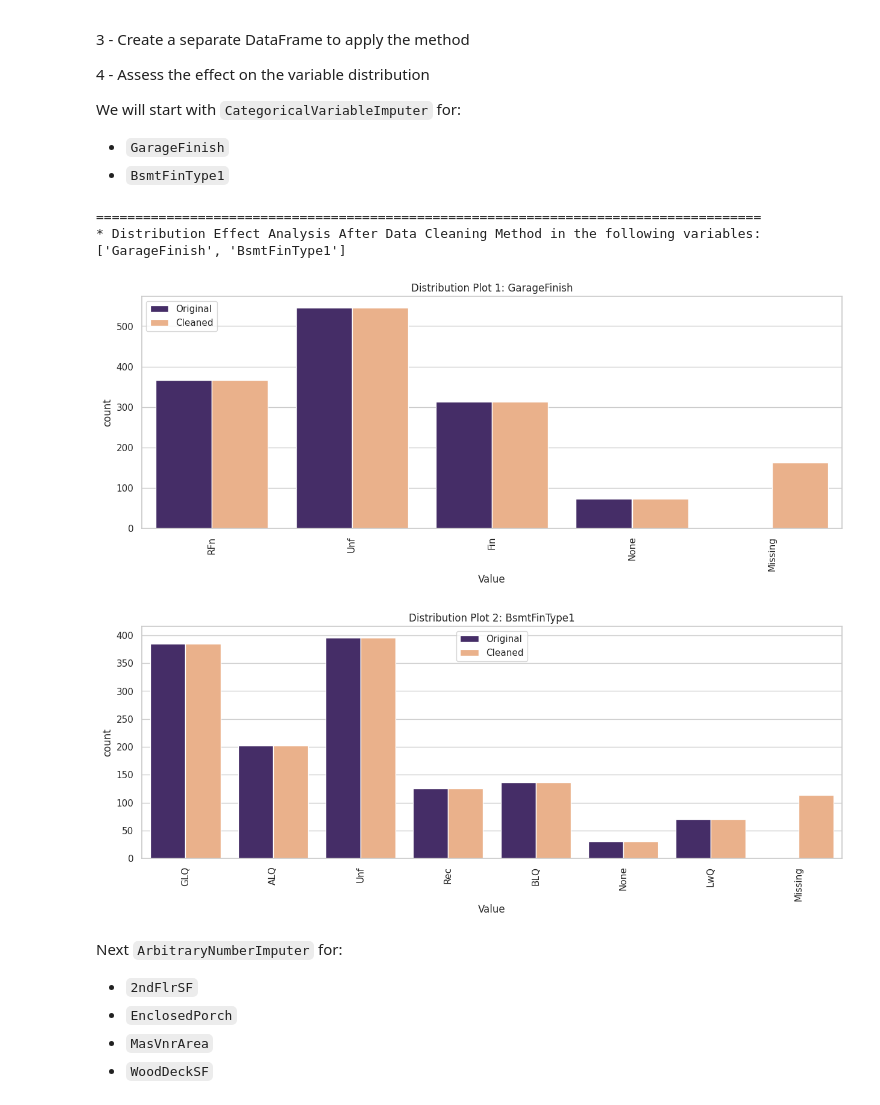
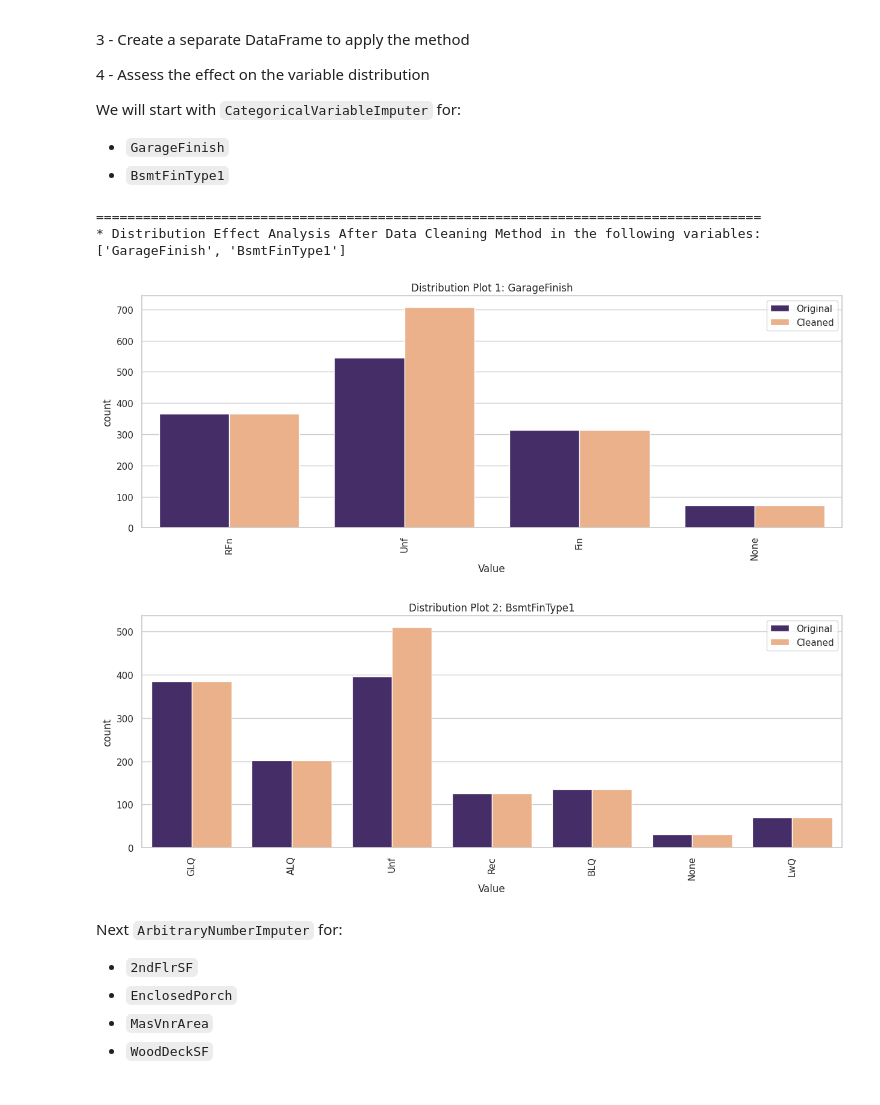
Before and after one commit to van-essa/heritage-housing-issues, a Jupyter notebook: jupyter_notebooks/03 - Data Cleaning.ipynb, the cells around one changed output. Cells and saved outputs as stored; diff of their text form; code cells hidden in the pictures.

Commit message:
Removed the Missing on the Data cleaning on the Categoriccal Imputer

```diff
--- a/jupyter_notebooks/03 - Data Cleaning.ipynb
+++ b/jupyter_notebooks/03 - Data Cleaning.ipynb
@@ -386,28 +386,28 @@ We will start with `CategoricalVariableImputer` for:
 # %%
 # Select an imputation method
 from feature_engine.imputation import CategoricalImputer
 
 # Select variables to apply the method to
 variables_method = ['GarageFinish', 'BsmtFinType1']
 variables_method
 
 # Create a separate DataFrame to apply the method
-imputer = CategoricalImputer(imputation_method='missing',fill_value='Missing',
+imputer = CategoricalImputer(imputation_method='missing',fill_value='Unf',
                              variables=variables_method)
 
 # Create a separate DataFrame to apply the method
 df_method = imputer.fit_transform(df)
 
 # Assess the effect on the variable distribution
 DataCleaningEffect(df_original=df,
                    df_cleaned=df_method,
                    variables_applied_with_method=variables_method)
 # %% [output]
 =====================================================================================
 * Distribution Effect Analysis After Data Cleaning Method in the following variables:
 ['GarageFinish', 'BsmtFinType1']
-[figure, old version]
+[figure, new version]
-[figure, old version]
+[figure, new version]
 # %% [markdown]
 Next `ArbitraryNumberImputer` for:
 * `2ndFlrSF`
```
Also changed, not shown: parts of 3 cells of this notebook, 5 other files.
